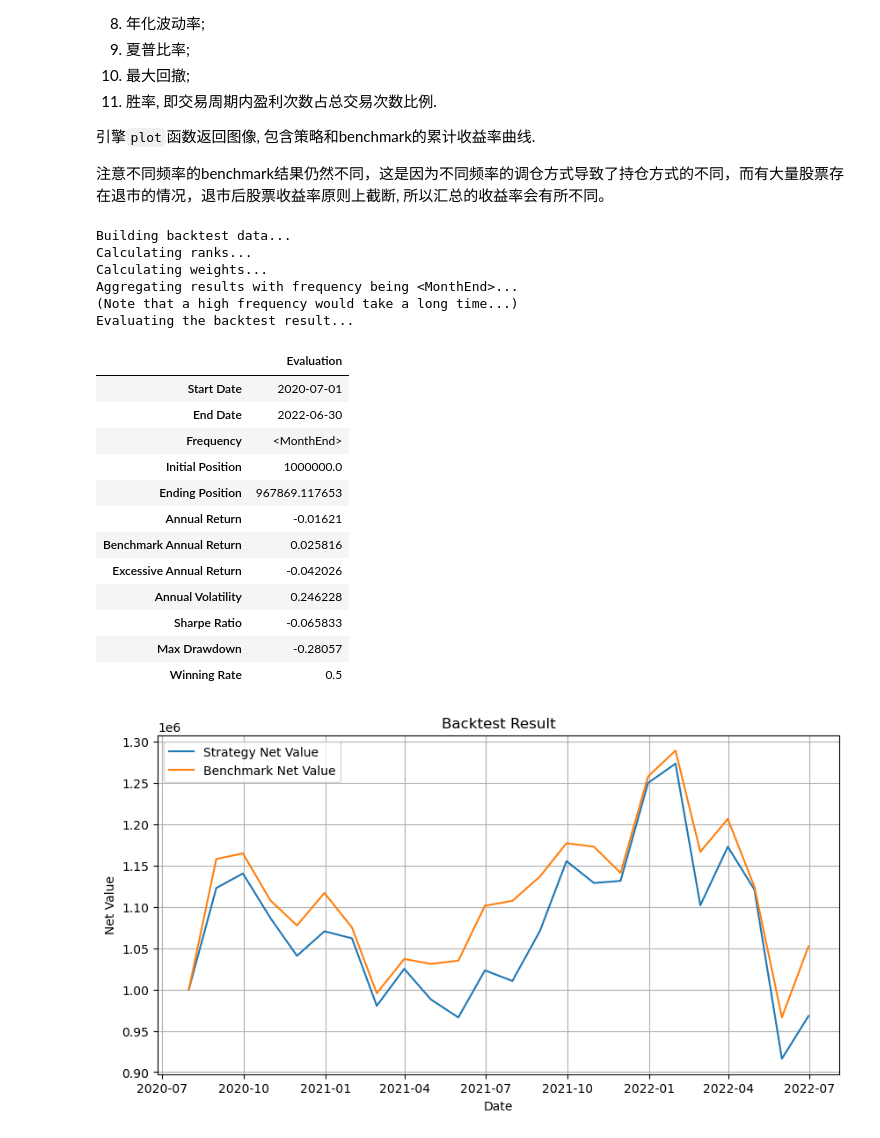
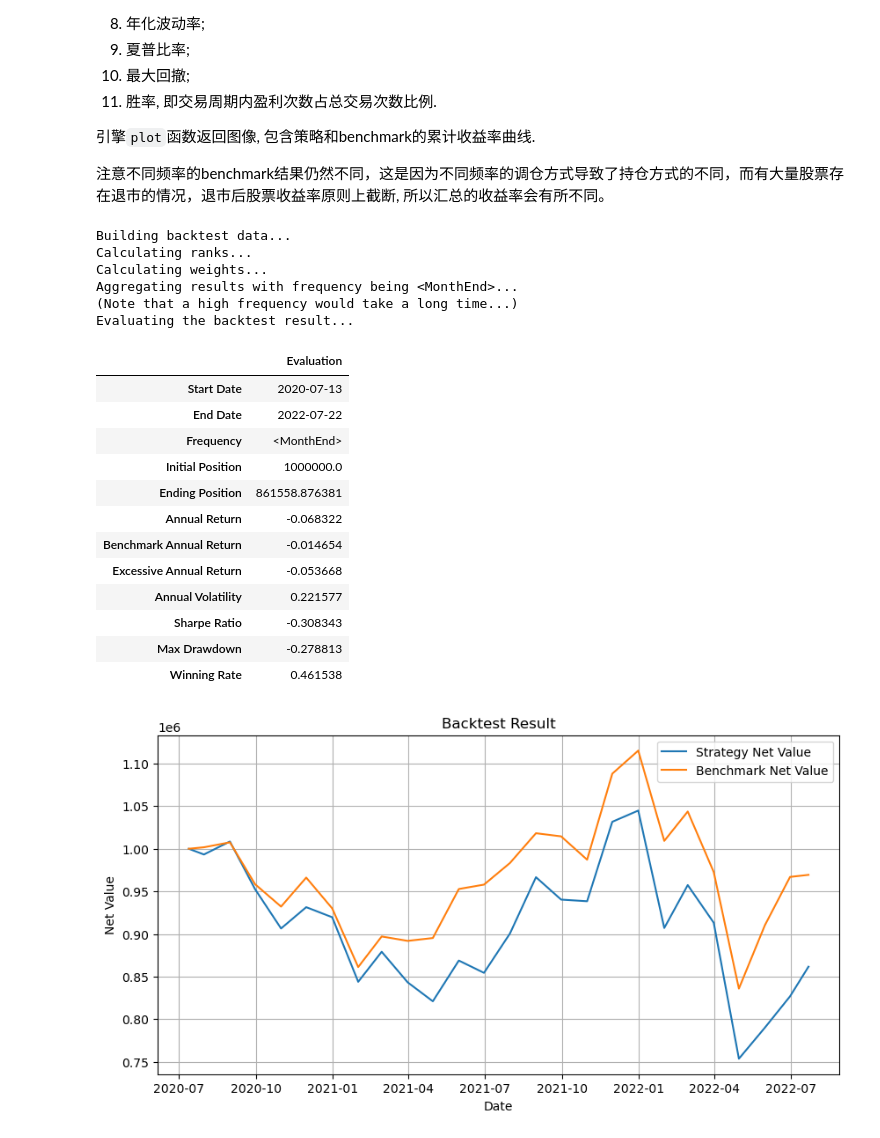
Before and after one commit to HaloCollider/TradingSystemPKU2023_OUYang, a Jupyter notebook: test.ipynb, the cells around one changed output. Drawn from its saved outputs; the diff is of its cells as text; code cells hidden in the pictures.

```diff
--- a/test.ipynb
+++ b/test.ipynb
@@ -49,33 +49,34 @@ reversal = reversal(5)
 
 注意不同频率的benchmark结果仍然不同，这是因为不同频率的调仓方式导致了持仓方式的不同，而有大量股票存在退市的情况，退市后股票收益率原则上截断, 所以汇总的收益率会有所不同。
 # %%
+import pandas as pd
 backtest1 = bt.Backtest(
     reversal, dataloader, freq='M',
-    start_date='2020-07-01', end_date='2022-06-30'
+    start_date='2020-07-13', end_date='2022-07-22'
 )
 display(backtest1.run())
 backtest1.plot()
 # %% [output]
 Building backtest data...
 Calculating ranks...
 Calculating weights...
 Aggregating results with frequency being <MonthEnd>...
 (Note that a high frequency would take a long time...)
 Evaluating the backtest result...
 |  | Evaluation |
-| Start Date | 2020-07-01 |
-| End Date | 2022-06-30 |
+| Start Date | 2020-07-13 |
+| End Date | 2022-07-22 |
 | Frequency | <MonthEnd> |
 | Initial Position | 1000000.0 |
-| Ending Position | 967869.117653 |
-| Annual Return | -0.01621 |
-| Benchmark Annual Return | 0.025816 |
-| Excessive Annual Return | -0.042026 |
-| Annual Volatility | 0.246228 |
-| Sharpe Ratio | -0.065833 |
-| Max Drawdown | -0.28057 |
-| Winning Rate | 0.5 |
+| Ending Position | 861558.876381 |
+| Annual Return | -0.068322 |
+| Benchmark Annual Return | -0.014654 |
+| Excessive Annual Return | -0.053668 |
+| Annual Volatility | 0.221577 |
+| Sharpe Ratio | -0.308343 |
+| Max Drawdown | -0.278813 |
+| Winning Rate | 0.461538 |
-[figure, old version]
+[figure, new version]
 # %%
 backtest2 = bt.Backtest(
     reversal, dataloader, slippage=0,
```
Also changed, not shown: parts of 1 cell of this notebook, 1 other file.
